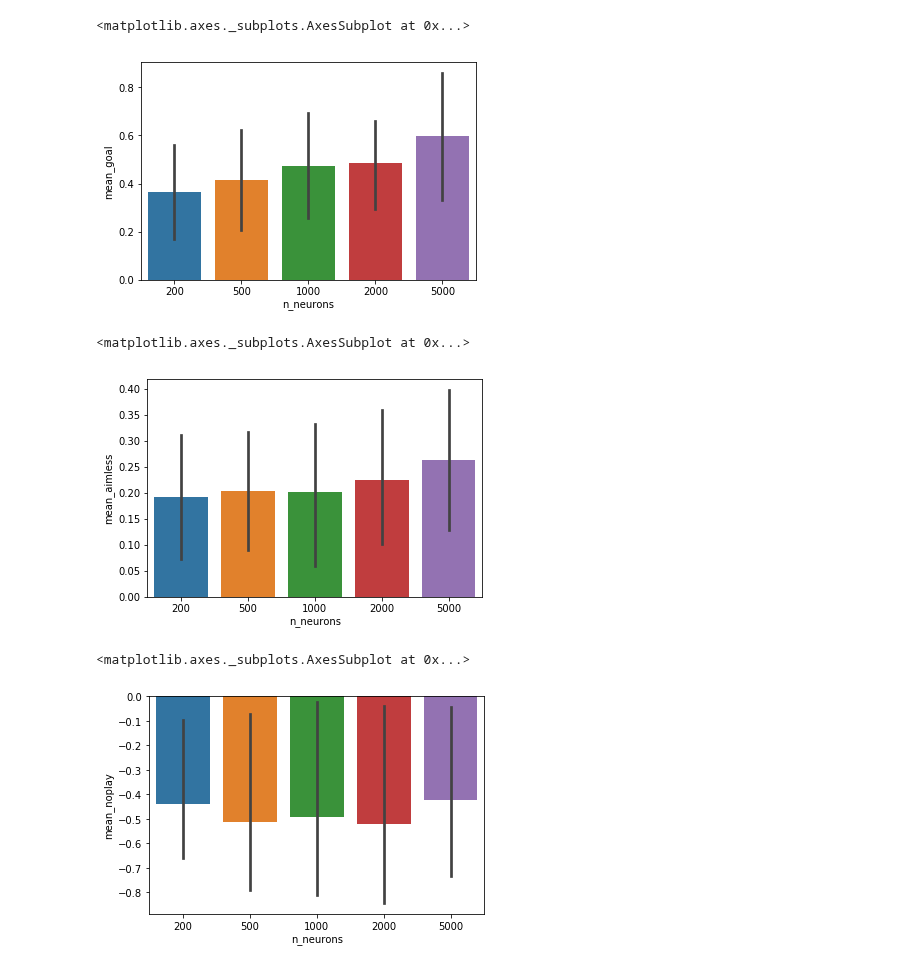
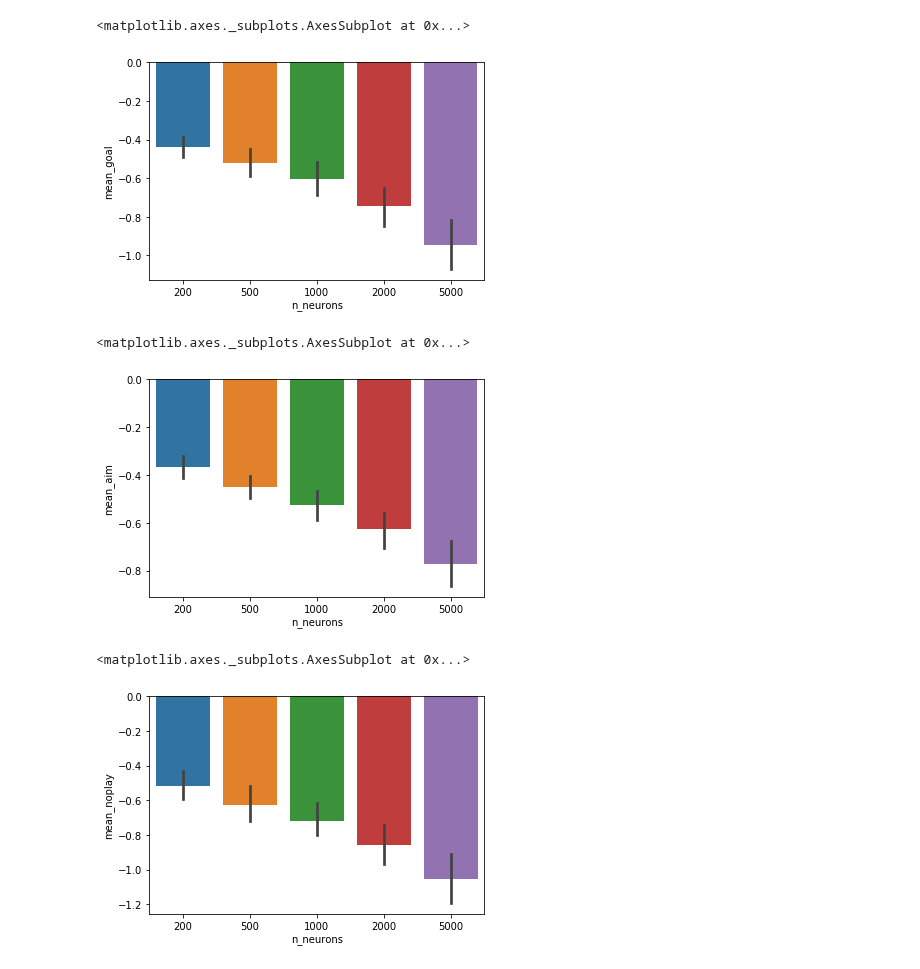
Before and after one commit to maddybartlett/NEN001, a Jupyter notebook: Plots.ipynb, the cells around one changed output. Cells and saved outputs as stored; diff of their text form; code cells hidden in the pictures.

Commit message:
Updated plots and renamed Network file.

```diff
--- a/Plots.ipynb
+++ b/Plots.ipynb
@@ -37,0 +48,9 @@ seaborn.barplot('n_neurons', 'diff_aim-noplay', data=df_neurons)
+# %%
+df_neurons_cr = pandas.DataFrame(pytry.read('vary_neurons_child-robot'))
+df_neurons_cr['mean_aim'] = df_neurons_cr[['mean_aim1', 'mean_aim2', 'mean_aim3', 'mean_aim4', 'mean_aim5', 'mean_aim6', 'mean_aim7',
+                             'mean_aim8', 'mean_aim9', 'mean_aim10', 'mean_aim11']].mean(axis=1)
+df_neurons_cr['mean_goal'] = df_neurons_cr[['mean_goal1', 'mean_goal2', 'mean_goal3', 'mean_goal4', 'mean_goal5']].mean(axis=1)
+df_neurons_cr['mean_noplay'] = df_neurons_cr[['mean_noplay1', 'mean_noplay2', 'mean_noplay3', 'mean_noplay4', 'mean_noplay5', 'mean_noplay6',
+                                       'mean_noplay7']].mean(axis=1)
+df_neurons_cr1 = df_neurons_cr[['n_neurons','seed', 'mean_goal', 'mean_aim', 'mean_noplay']]
+df_neurons_cr1
@@ -38,15 +76,15 @@ seaborn.barplot('n_neurons', 'diff_aim-noplay', data=df_neurons)
 # %%
-seaborn.barplot('n_neurons', 'mean_goal', data=df_neurons)
+seaborn.barplot('n_neurons', 'mean_goal', data=df_neurons_cr1)
 # %% [output]
 <matplotlib.axes._subplots.AxesSubplot at 0x...>
-[figure, old version]
+[figure, new version]
 # %%
-seaborn.barplot('n_neurons', 'mean_aimless', data=df_neurons)
+seaborn.barplot('n_neurons', 'mean_aim', data=df_neurons_cr1)
 # %% [output]
 <matplotlib.axes._subplots.AxesSubplot at 0x...>
-[figure, old version]
+[figure, new version]
 # %%
-seaborn.barplot('n_neurons', 'mean_noplay', data=df_neurons)
+seaborn.barplot('n_neurons', 'mean_noplay', data=df_neurons_cr1)
 # %% [output]
 <matplotlib.axes._subplots.AxesSubplot at 0x...>
-[figure, old version]
+[figure, new version]
```
Also changed, not shown: parts of 12 cells of this notebook, 1 other file.
